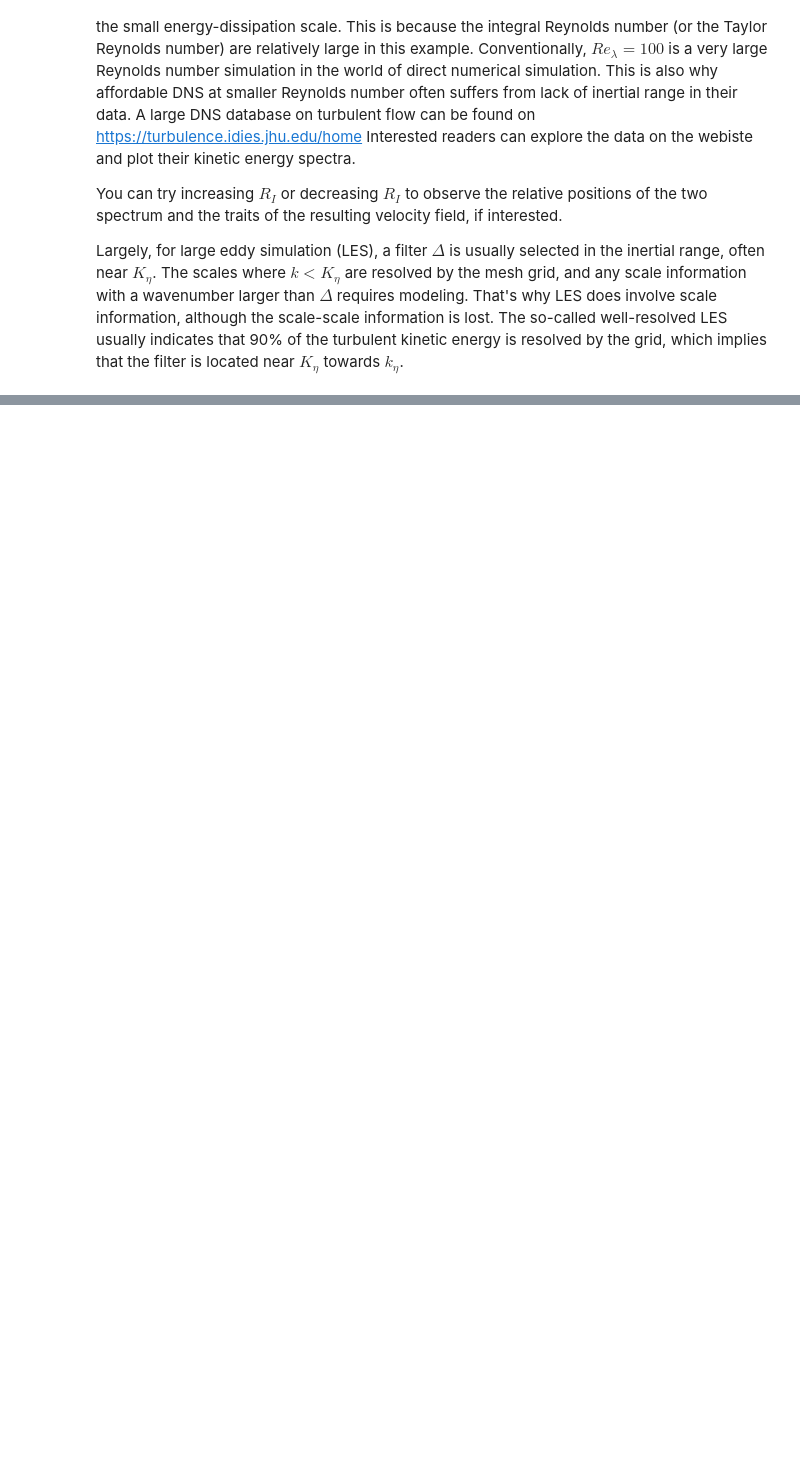
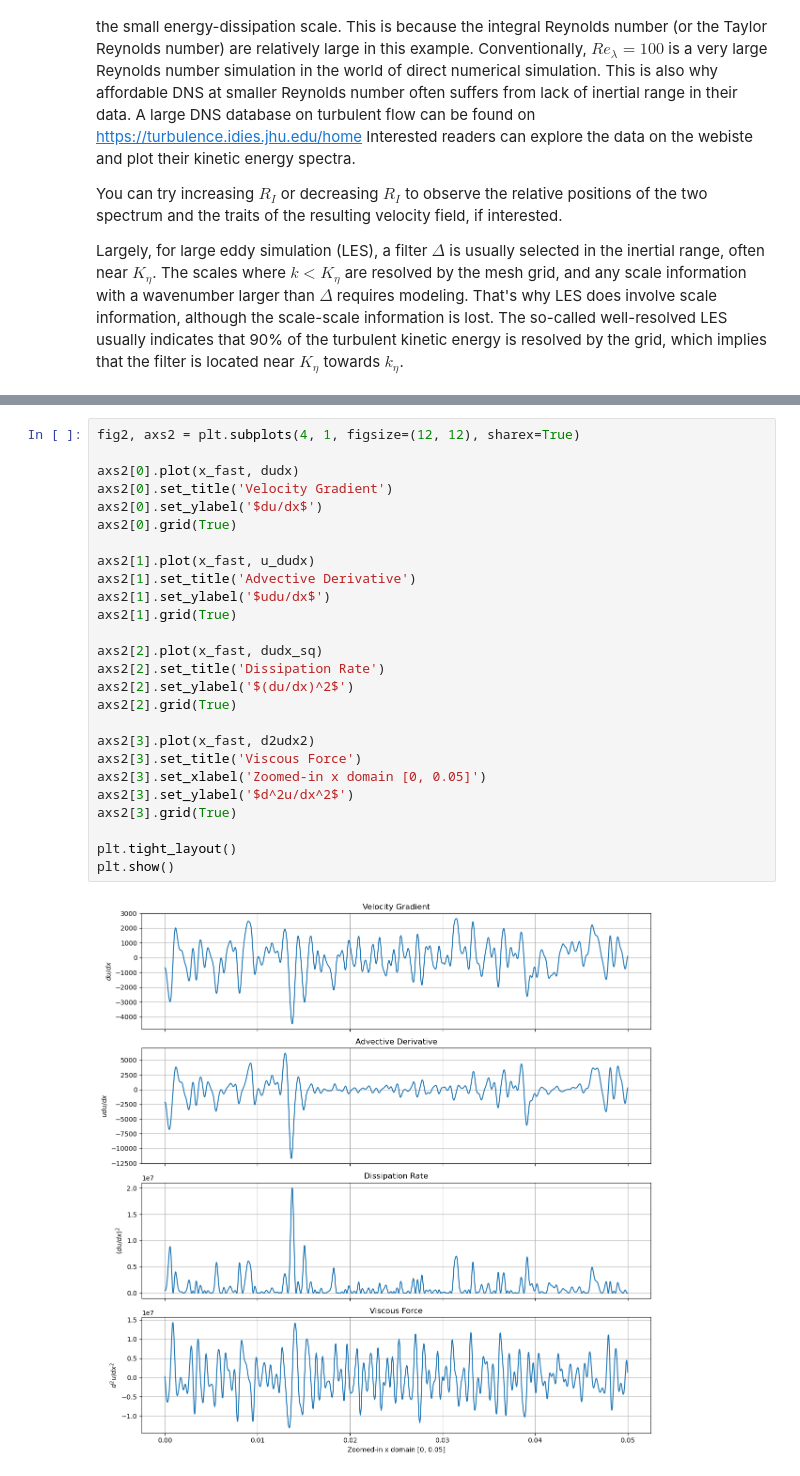
Before and after one commit to jhngms/CFD, a Jupyter notebook: Homework/scale_separation.ipynb, the cells around one changed output, grey strips where cells are left out. Cells and saved outputs as stored; diff of their text form; blank space fills up the shorter version.

```diff
--- a/Homework/scale_separation.ipynb
+++ b/Homework/scale_separation.ipynb
@@ -211,0 +299,28 @@ Largely, for large eddy simulation (LES), a filter $\Delta$ is usually selected
+# %%
+fig2, axs2 = plt.subplots(4, 1, figsize=(12, 12), sharex=True)
+
+axs2[0].plot(x_fast, dudx)
+axs2[0].set_title('Velocity Gradient')
+axs2[0].set_ylabel('$du/dx$')
+axs2[0].grid(True)
+
+axs2[1].plot(x_fast, u_dudx)
+axs2[1].set_title('Advective Derivative')
+axs2[1].set_ylabel('$udu/dx$')
+axs2[1].grid(True)
+
+axs2[2].plot(x_fast, dudx_sq)
+axs2[2].set_title('Dissipation Rate')
+axs2[2].set_ylabel('$(du/dx)^2$')
+axs2[2].grid(True)
+
+axs2[3].plot(x_fast, d2udx2)
+axs2[3].set_title('Viscous Force')
+axs2[3].set_xlabel('Zoomed-in x domain [0, 0.05]')
+axs2[3].set_ylabel('$d^2u/dx^2$')
+axs2[3].grid(True)
+
+plt.tight_layout()
+plt.show()
+# %% [output]
+[figure, added]
```
Also changed, not shown: parts of 15 cells of this notebook.
